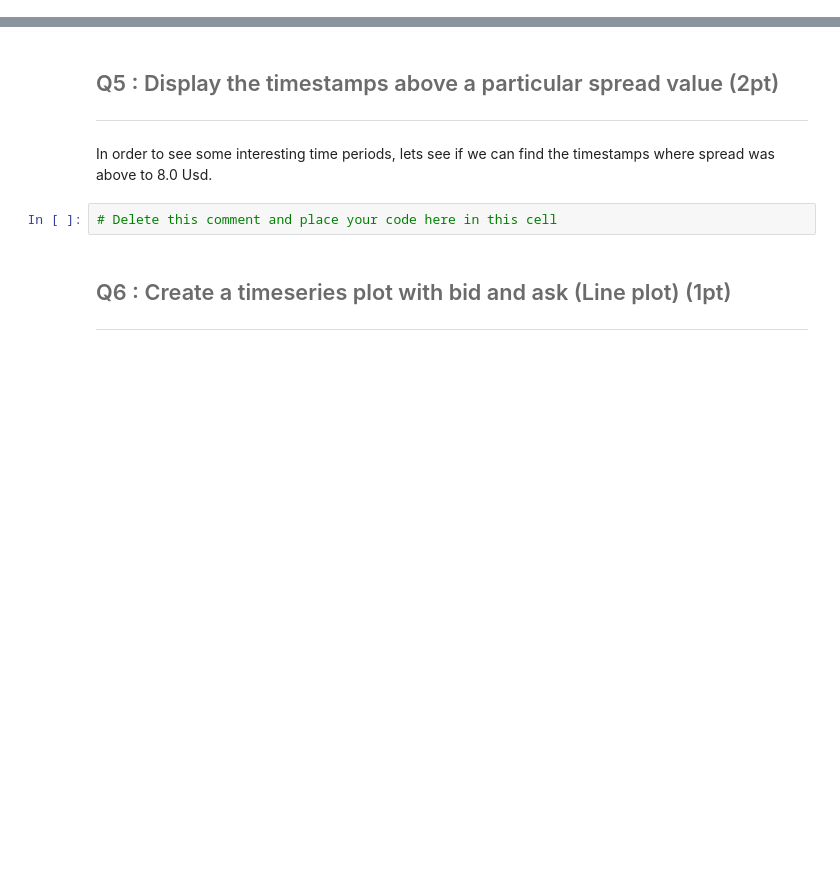
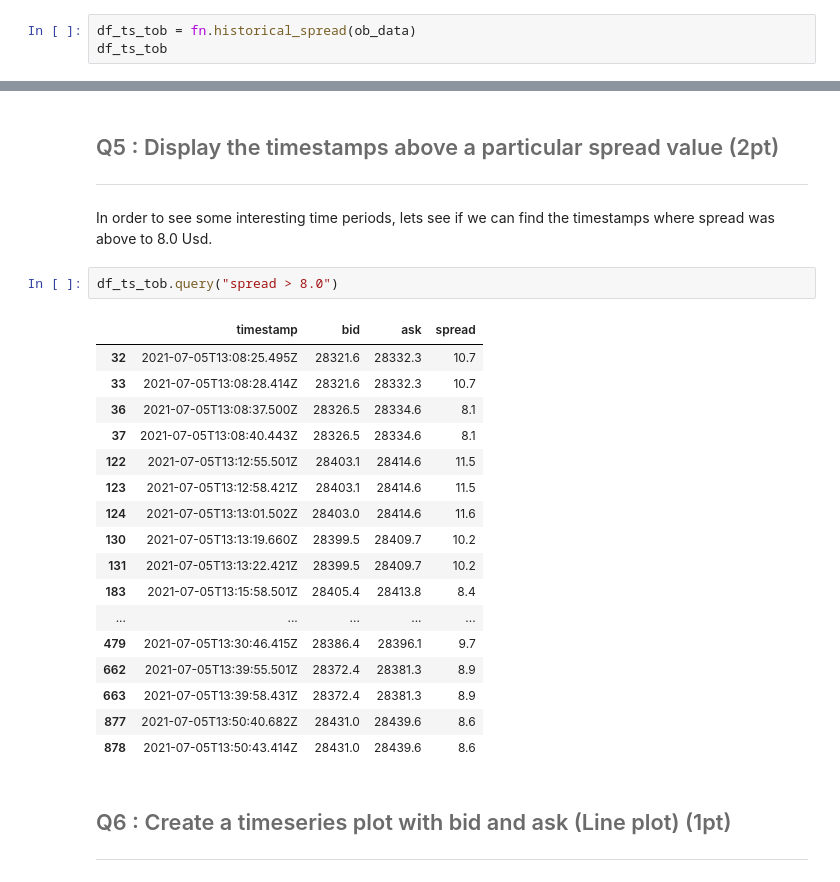
Before and after one commit to GerardoRVL97/MyST_LAB_4_E4, a Jupyter notebook: MyST_LAB4_Notebook_Students.ipynb, the cells around one changed output, grey strips where cells are left out. Drawn from its saved outputs; the diff is of its cells as text; blank space fills up the shorter version.

```diff
--- a/MyST_LAB4_Notebook_Students.ipynb
+++ b/MyST_LAB4_Notebook_Students.ipynb
@@ -260,0 +260,3 @@ So, create a DataFrame, *df_ts_tob* with the following contents:
+# %%
+df_ts_tob = fn.historical_spread(ob_data)
+df_ts_tob
@@ -263,8 +279,26 @@ So, create a DataFrame, *df_ts_tob* with the following contents:
 <hr style="border:0.02in solid gray"> </hr>
 # %% [markdown]
 In order to see some interesting time periods, lets see if we can find the timestamps where spread was above to 8.0 Usd.
-# %%
-# Delete this comment and place your code here in this cell
+# %%
+df_ts_tob.query("spread > 8.0")
+# %% [output]
+|  | timestamp | bid | ask | spread |
+| 32 | 2021-07-05T13:08:25.495Z | 28321.6 | 28332.3 | 10.7 |
+| 33 | 2021-07-05T13:08:28.414Z | 28321.6 | 28332.3 | 10.7 |
+| 36 | 2021-07-05T13:08:37.500Z | 28326.5 | 28334.6 | 8.1 |
+| 37 | 2021-07-05T13:08:40.443Z | 28326.5 | 28334.6 | 8.1 |
+| 122 | 2021-07-05T13:12:55.501Z | 28403.1 | 28414.6 | 11.5 |
+| 123 | 2021-07-05T13:12:58.421Z | 28403.1 | 28414.6 | 11.5 |
+| 124 | 2021-07-05T13:13:01.502Z | 28403.0 | 28414.6 | 11.6 |
+| 130 | 2021-07-05T13:13:19.660Z | 28399.5 | 28409.7 | 10.2 |
+| 131 | 2021-07-05T13:13:22.421Z | 28399.5 | 28409.7 | 10.2 |
+| 183 | 2021-07-05T13:15:58.501Z | 28405.4 | 28413.8 | 8.4 |
+| ... | ... | ... | ... | ... |
+| 479 | 2021-07-05T13:30:46.415Z | 28386.4 | 28396.1 | 9.7 |
+| 662 | 2021-07-05T13:39:55.501Z | 28372.4 | 28381.3 | 8.9 |
+| 663 | 2021-07-05T13:39:58.431Z | 28372.4 | 28381.3 | 8.9 |
+| 877 | 2021-07-05T13:50:40.682Z | 28431.0 | 28439.6 | 8.6 |
+| 878 | 2021-07-05T13:50:43.414Z | 28431.0 | 28439.6 | 8.6 |
 # %% [markdown]
 ## <font color= #6B6B6B> Q6 : Create a timeseries plot with bid and ask (Line plot) (1pt) </font>
 <hr style="border:0.02in solid gray"> </hr>
```
Also changed, not shown: parts of 7 cells of this notebook, 2 other files.
